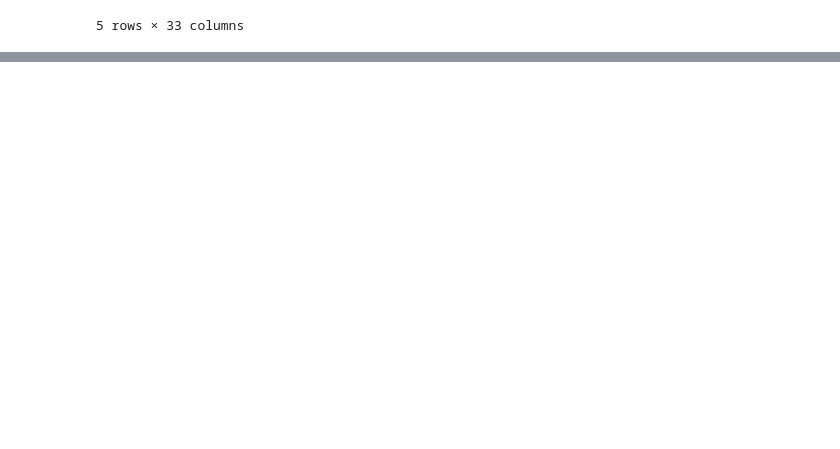
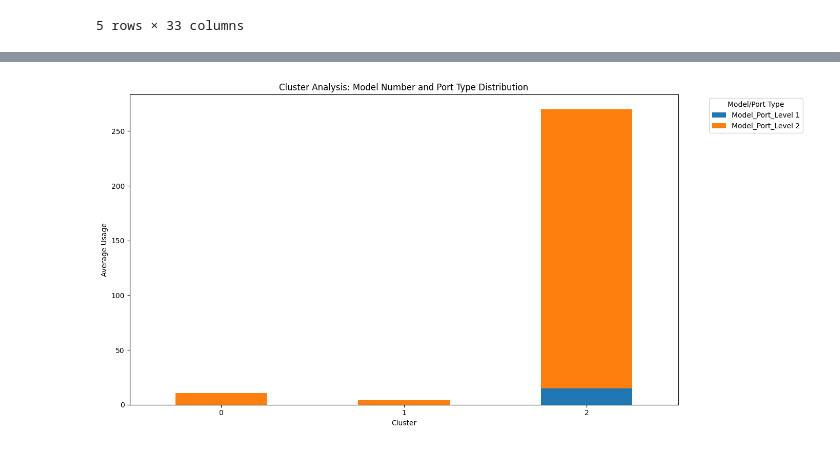
Before and after one commit to DitteGilsfeldt/42577-Introduction-to_Business_Analytics__Project, a Jupyter notebook: Ditte/Model_port_type.ipynb, the cells around one changed output, grey strips where cells are left out. Cells and saved outputs as stored; diff of their text form; code cells hidden in the pictures; blank space fills up the shorter version.

Commit message:
Ditte - Model and port type

```diff
--- a/Ditte/Model_port_type.ipynb
+++ b/Ditte/Model_port_type.ipynb
@@ -154,0 +502,3 @@ plt.show()
+# %%
+# Merge the aggregated Model Number and Port Type data into the clustering DataFrame
+final_clustering_data = final_clustering_data.join(model_port_usage, how='outer').fillna(0)
@@ -154,0 +551,10 @@ plt.show()
+# %%
+# Apply K-Means clustering
+kmeans = KMeans(n_clusters=3, random_state=42)  # Adjust the number of clusters (n_clusters) if necessary
+clusters = kmeans.fit_predict(scaled_clustering_data)
+
+# Add cluster labels to the dataset
+final_clustering_data_cleaned['Cluster'] = clusters
+
+# Display the first few rows of the clustered dataset
+final_clustering_data_cleaned.head()
@@ -154,0 +602,13 @@ plt.show()
+# %%
+print(final_clustering_data.columns)
+final_clustering_data['Cluster'] = clusters
+print(final_clustering_data.head())
+# Recreate the cluster-wise aggregation for Model Number and Port Type
+model_port_columns = [col for col in final_clustering_data.columns if 'Model_Port' in col]
+cluster_model_port_analysis = final_clustering_data.groupby('Cluster')[model_port_columns].mean()
+
+# Confirm the structure again
+print(cluster_model_port_analysis.info())
+print(cluster_model_port_analysis.head())
+print(len(clusters), len(final_clustering_data))
+print(clusters[:10])
@@ -154,0 +633,4 @@ plt.show()
+# %%
+print(cluster_model_port_analysis.info())  # Inspect the structure
+print(cluster_model_port_analysis.head())  # Preview the data
+cluster_model_port_analysis = cluster_model_port_analysis.apply(pd.to_numeric, errors='coerce').fillna(0)
@@ -154,0 +653,16 @@ plt.show()
+# %%
+cluster_model_port_analysis.plot(
+    kind='bar',
+    figsize=(14, 7),
+    stacked=True,
+    title="Cluster Analysis: Model Number and Port Type Distribution",
+    xlabel="Cluster",
+    ylabel="Average Usage"
+)
+
+plt.xticks(rotation=0)
+plt.legend(title="Model/Port Type", bbox_to_anchor=(1.05, 1), loc='upper left')
+plt.tight_layout()
+plt.show()
+# %% [output]
+[figure, added]
```
Also changed, not shown: parts of 69 cells of this notebook, 5 other files.
